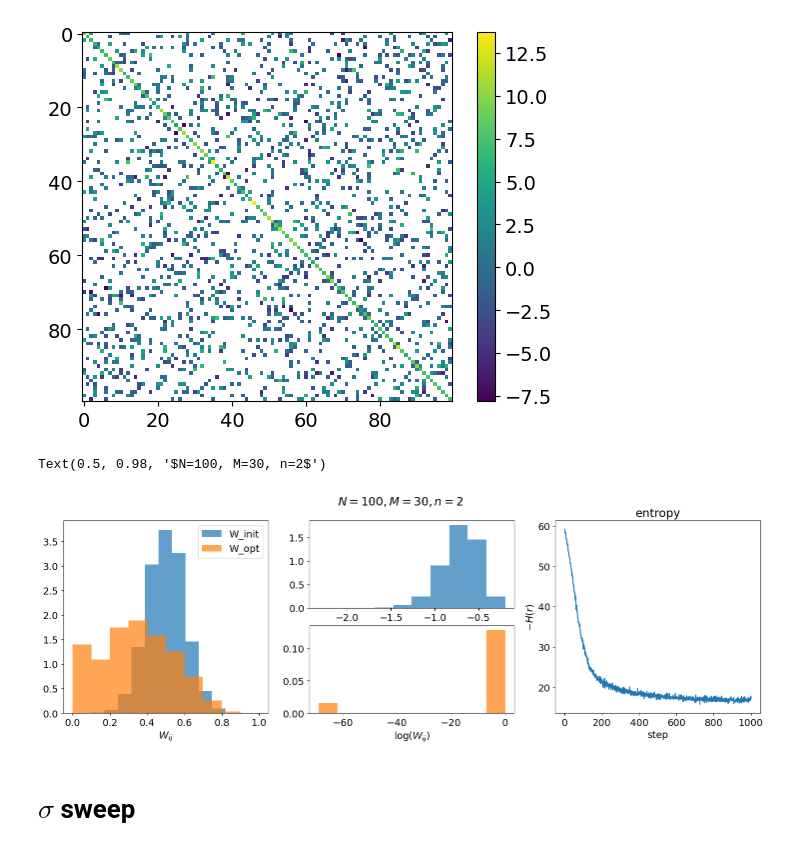
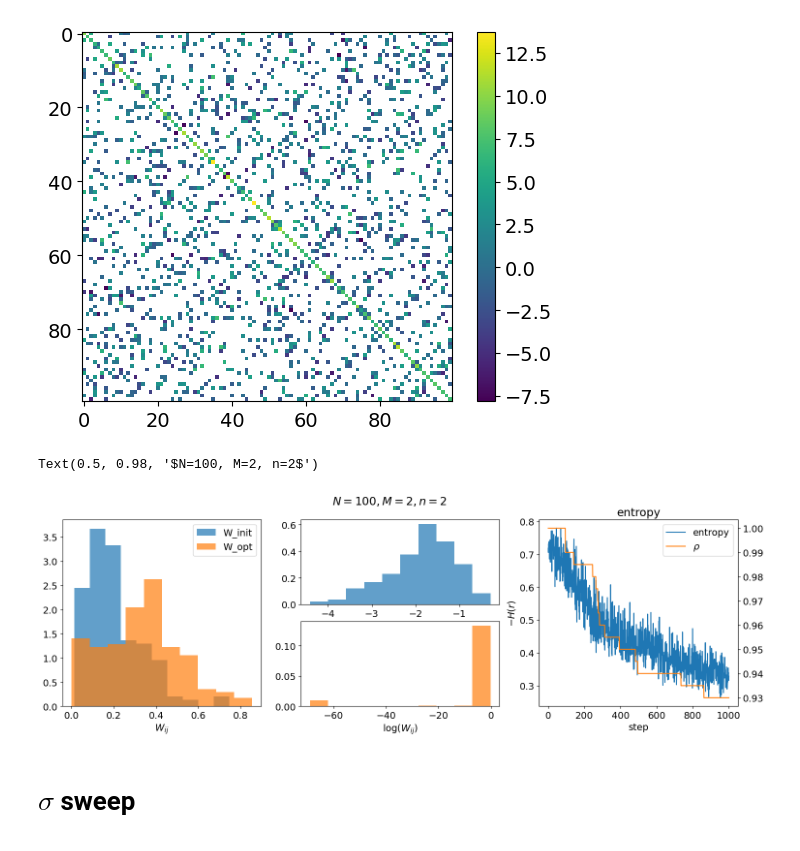
Before and after one commit to juancarlosfdc/noncanonical-olfaction, a Jupyter notebook: canonical-model-jax.ipynb, the cells around one changed output. Saved outputs shown, nothing was run; the diff lists cells and outputs as text; code cells hidden in the pictures.

```diff
--- a/canonical-model-jax.ipynb
+++ b/canonical-model-jax.ipynb
@@ -223,7 +238,8 @@ def natural_gradient_dual_space(n_steps, W_init, c_init, key, lr, os, phi, psi):
 os = OlfactorySensing(M=2)
 key = jax.random.PRNGKey(0)
 cs = os.draw_cs(key=key)
-W_init = 1 / jnp.sqrt(os.N) * jax.random.normal(key, shape=(os.M, os.N)) + .5
+# W_init = 1 / jnp.sqrt(os.N) * jax.random.normal(key, shape=(os.M, os.N)) + .5
+W_init = 1 / jnp.sqrt(os.N) * jax.random.gamma(key, a=2, shape=(os.M, os.N))
 os.cs = cs
 # %%
 # for x >= 0: use phi = jnp.exp, psi = jnp.log
@@ -234,5 +250,5 @@ def phi(u):
 def psi(x):
     return jnp.log(x / (1 - x))
 
-Ws, ents, rhos = mirror_descent(1000, W_init, cs, key, 3, os, phi, psi)
+Ws, ents, rhos, ss = natural_gradient_dual_space(1000, W_init, cs, key, 3, os, phi, psi)
 # %% [output]
@@ -284,7 +321,8 @@ N, n, M, P = 100, 2, 30, 1000
 os = OlfactorySensing(N=N, n=n, M=M, P=P, sigma_c=2.44)
 key = jax.random.PRNGKey(0)
 os.cs = os.draw_cs(key=key)
-W_init = 1 / jnp.sqrt(os.N) * jax.random.normal(key, shape=(M, N)) + 0.5
+# W_init = 1 / jnp.sqrt(os.N) * jax.random.normal(key, shape=(M, N)) + 0.5
+W_init = 1 / jnp.sqrt(os.N) * jax.random.gamma(key, a=1, shape=(M, N))
 os.W = W_init
 # %%
 def phi(u):
@@ -332,19 +347,21 @@ plt.savefig('hist.png')
 # %%
-fig, ax = plt.subplots()
-ent, = ax.plot(mirror_ents, label='mirror entropy', color='tab:blue')
-nent, = ax.plot(natural_ents, label='natural entropy', color='tab:green')
-ax.set_xlabel('step')
-ax.set_ylabel('-H(r)')
-ax.set_title(r'$\sigma_c = 2.44$; $\gamma = 1$')
-ax2 = ax.twinx()
-rho, = ax2.plot(mirror_rhos, color='tab:orange', linestyle='--', label=r'mirror $\rho$')
-nrho, = ax2.plot(natural_rhos, color='tab:red', linestyle='--', label=r'natural $\rho$')
+fig, axs = plt.subplots(2, 1, height_ratios=[3, 1])
+# ent, = ax.plot(mirror_ents, label='mirror entropy', color='tab:blue')
+nent, = axs[0].plot(natural_ents, label='entropy', color='tab:green')
+ns, = axs[1].plot(ss, label=r"$|\Sigma|'$")
+axs[1].set_xlabel('step')
+axs[0].set_ylabel('-H(r)')
+axs[0].set_title(r'$\sigma_c = 2.44$; $\gamma = 1$')
+ax2 = axs[0].twinx()
+# rho, = ax2.plot(mirror_rhos, color='tab:orange', linestyle='--', label=r'mirror $\rho$')
+nrho, = ax2.plot(natural_rhos, color='tab:red', linestyle='--', label=r'$\rho$')
 ax2.set_ylabel(r'$\rho$')
 # ax2.tick_params(axis='y', labelcolor='orange')
 
-lines = [ent, rho, nent, nrho]
+# lines = [ent, rho, nent, nrho]
+lines = [nent, nrho]
 labels = [line.get_label() for line in lines]
-ax.legend(lines, labels)
+axs[0].legend(lines, labels)
 
 
 fig.savefig('tmp.png')
@@ -359,38 +387,43 @@ plt.colorbar()
 <matplotlib.colorbar.Colorbar at 0x...>
 [figure]
 # %%
-def plot_W(W_init, W_opt, entropies):
+def plot_W(W_init, W_opt, entropies, rhos):
     fig = plt.figure(figsize=(18, 5))
 
     # Create a GridSpec layout with 2 rows and 3 columns
     gs = GridSpec(2, 3, height_ratios=[1, 1], figure=fig)
 
     # Add axes
     ax1 = fig.add_subplot(gs[:, 0])  # First column spans both rows
     ax2_top = fig.add_subplot(gs[0, 1])  # Top half of the middle column
     ax2_bottom = fig.add_subplot(gs[1, 1])  # Bottom half of the middle column
     ax3 = fig.add_subplot(gs[:, 2])
 
     epsilon = 1e-30
     W_opt = jnp.where(W_opt == 0, epsilon, W_opt)
     ax1.hist(W_init.flatten(), alpha=0.7, label='W_init', density=True)
     ax1.hist(W_opt.flatten(), alpha=0.7, label='W_opt', density=True)
     ax1.set_xlabel(r'$W_{ij}$')
     ax2_top.hist(jnp.log(W_init.flatten()), alpha=0.7, label='W_init', density=True, color='tab:blue')
     ax2_bottom.hist(jnp.log(W_opt.flatten()), alpha=0.7, label='W_opt', density=True, color='tab:orange')
     ax2_bottom.set_xlabel(r'$\log(W_{ij})$')
     ax1.legend()
-    ax3.plot(range(len(entropies)), entropies)
+    ent, = ax3.plot(range(len(entropies)), entropies, label='entropy')
     ax3.set_title('entropy')
     ax3.set_ylabel(r'$-H(r)$')
     ax3.set_xlabel('step')
+    axr = ax3.twinx()
+    rho, = axr.plot(rhos, color='tab:orange', label=r'$\rho$')
+    lines = [ent, rho]
+    labels = [line.get_label() for line in lines]
+    ax3.legend(lines, labels)
     return fig
 
-fig = plot_W(Ws[0], Ws[-1], ents)
+fig = plot_W(Ws[0], Ws[-1], ents, rhos)
 fig.suptitle(rf'$N={os.N}, M={os.M}, n={os.n}$')
 # %% [output]
-Text(0.5, 0.98, '$N=100, M=30, n=2$')
+Text(0.5, 0.98, '$N=100, M=2, n=2$')
-[figure, old version]
+[figure, new version]
 # %%
 fig.savefig('tmp.png')
 # %% [markdown]
```
Also changed, not shown: parts of 15 cells of this notebook.
